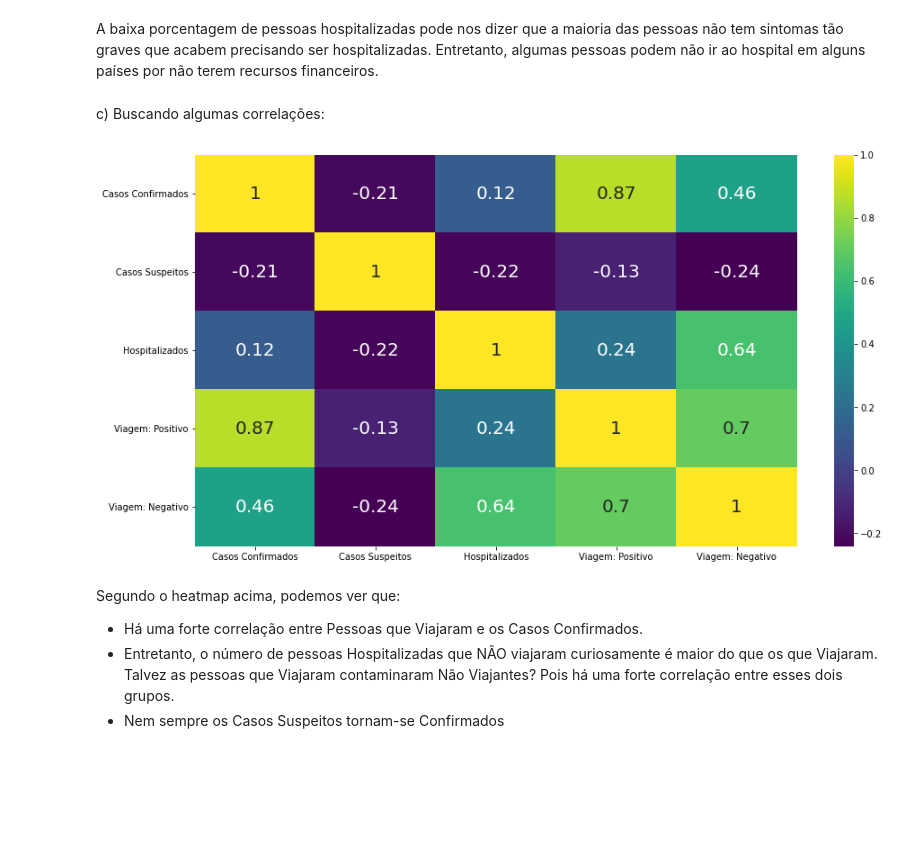
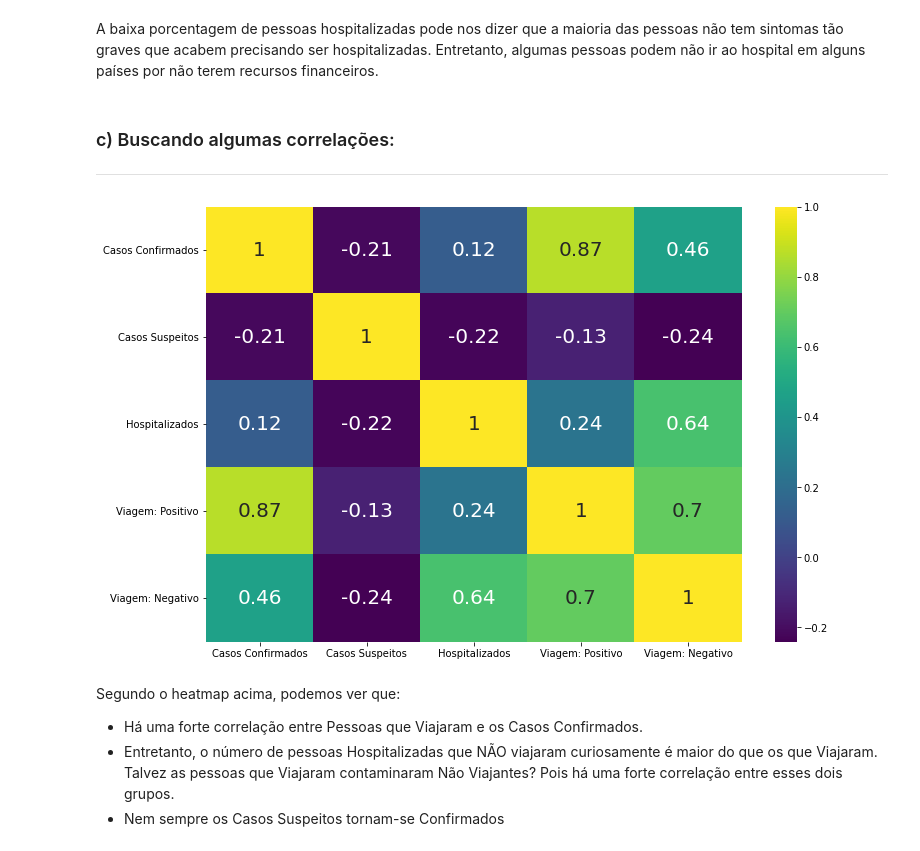
Before and after one commit to samaramms/MonkeypoxTraining, a Jupyter notebook: Monkeypox_Training.ipynb, the cells around one changed output. Saved outputs shown, nothing was run; the diff lists cells and outputs as text; code cells hidden in the pictures; blank space fills up the shorter version.

```diff
--- a/Monkeypox_Training.ipynb
+++ b/Monkeypox_Training.ipynb
@@ -274,14 +233,17 @@ A porcentagem de pessoas hospitalizadas é de 0.09%
 # %% [markdown]
 A baixa porcentagem de pessoas hospitalizadas pode nos dizer que a maioria das pessoas não tem sintomas tão graves que acabem precisando ser hospitalizadas. Entretanto, algumas pessoas podem não ir ao hospital em alguns países por não terem recursos financeiros.
 # %% [markdown]
-c) Buscando algumas correlações:
+### c) Buscando algumas correlações:
+
+
+---
 # %%
-plt.figure(figsize=(15,8))
+plt.figure(figsize=(12,8))
 
 sns.heatmap(casos_mundiais.corr(),cmap = 'viridis', annot=True, annot_kws={"size": 20})
 plt.show()
 # %% [output]
-[figure, old version]
+[figure, new version]
 # %% [markdown]
 Segundo o heatmap acima, podemos ver que:
 - Há uma forte correlação entre Pessoas que Viajaram e os Casos Confirmados.
```
Also changed, not shown: parts of 21 cells of this notebook.
